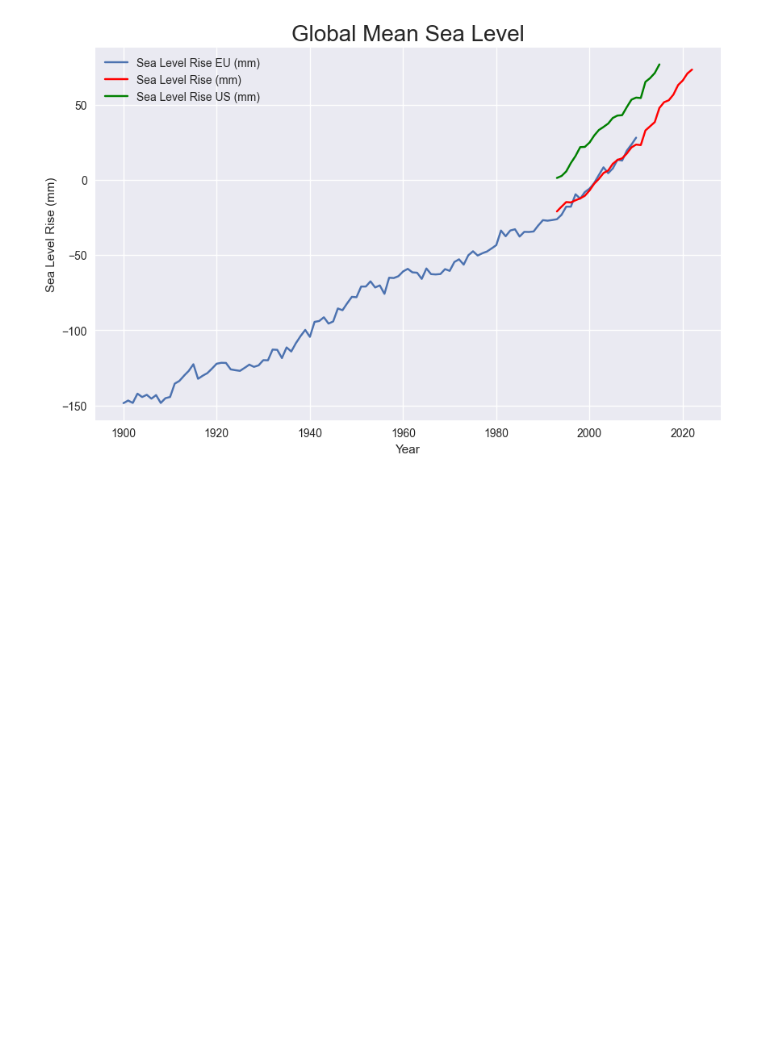
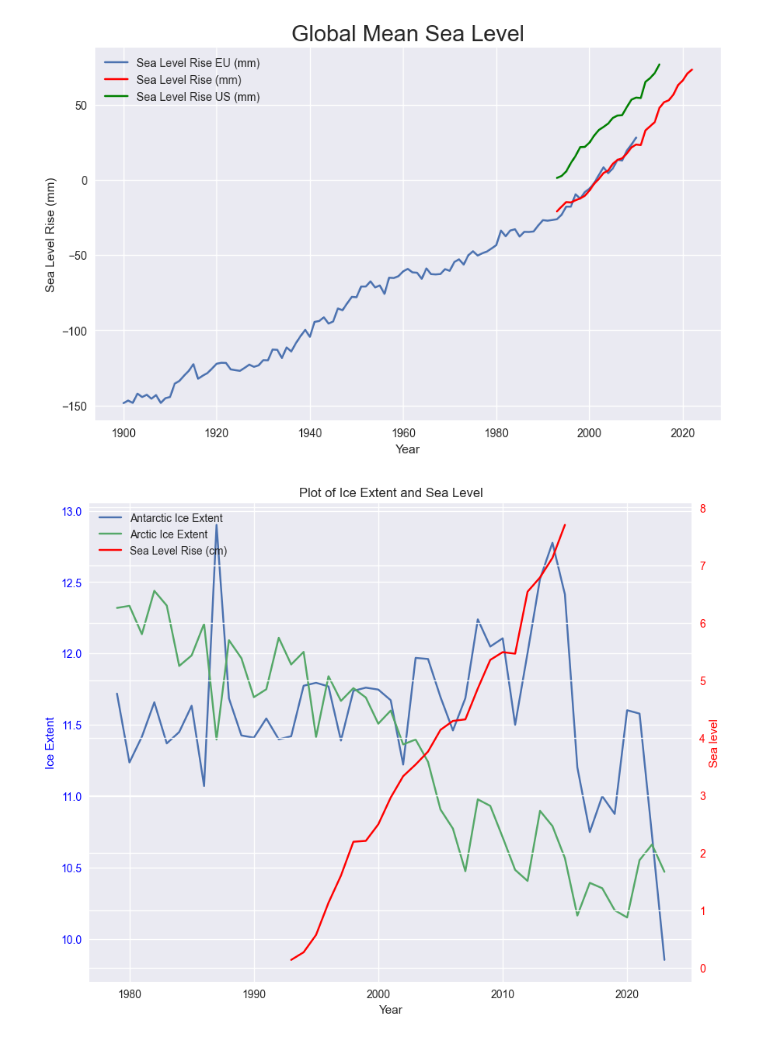
Before and after one commit to dilancroos/ice_extent, a Jupyter notebook: sea_ice.ipynb, the cells around one changed output. Saved outputs shown, nothing was run; the diff lists cells and outputs as text; code cells hidden in the pictures; blank space fills up the shorter version.

```diff
--- a/sea_ice.ipynb
+++ b/sea_ice.ipynb
@@ -497,3 +718,37 @@ plt.legend()
 plt.show()
 # %% [output]
 [figure]
+# %%
+# Create figure and axes
+fig, ax1 = plt.subplots(figsize=(10, 8))
+
+# Plot y1 on the left y-axis
+#ax1.plot(x, y1, color='blue', label='y1 = 100 + x^2')
+ax1.plot(s_seaice_grouped['Extent'], label='Antarctic Ice Extent')
+ax1.plot(n_seaice_grouped['Extent'], label='Arctic Ice Extent')
+ax1.set_xlabel('Year')
+ax1.set_ylabel('Ice Extent', color='blue')
+ax1.tick_params(axis='y', labelcolor='blue')
+
+# Create a second y-axis sharing the same x-axis
+ax2 = ax1.twinx()
+
+# Plot y2 on the right y-axis
+#ax2.plot(x, y2, color='red', label='y2 = 100 - x')
+ax2.plot(sea_level_grouped['GMSL in cm'], label='Sea Level Rise (cm)', color='red')
+ax2.set_ylabel('Sea level', color='red')
+ax2.tick_params(axis='y', labelcolor='red')
+
+# Add legend
+lines, labels = ax1.get_legend_handles_labels()
+lines2, labels2 = ax2.get_legend_handles_labels()
+ax2.legend(lines + lines2, labels + labels2, loc='best')
+
+# Add title
+plt.title('Plot of Ice Extent and Sea Level')
+
+# Show the plot
+plt.grid(True)
+plt.show()
+# %% [output]
+[figure, added]
```
Also changed, not shown: parts of 41 cells of this notebook.
